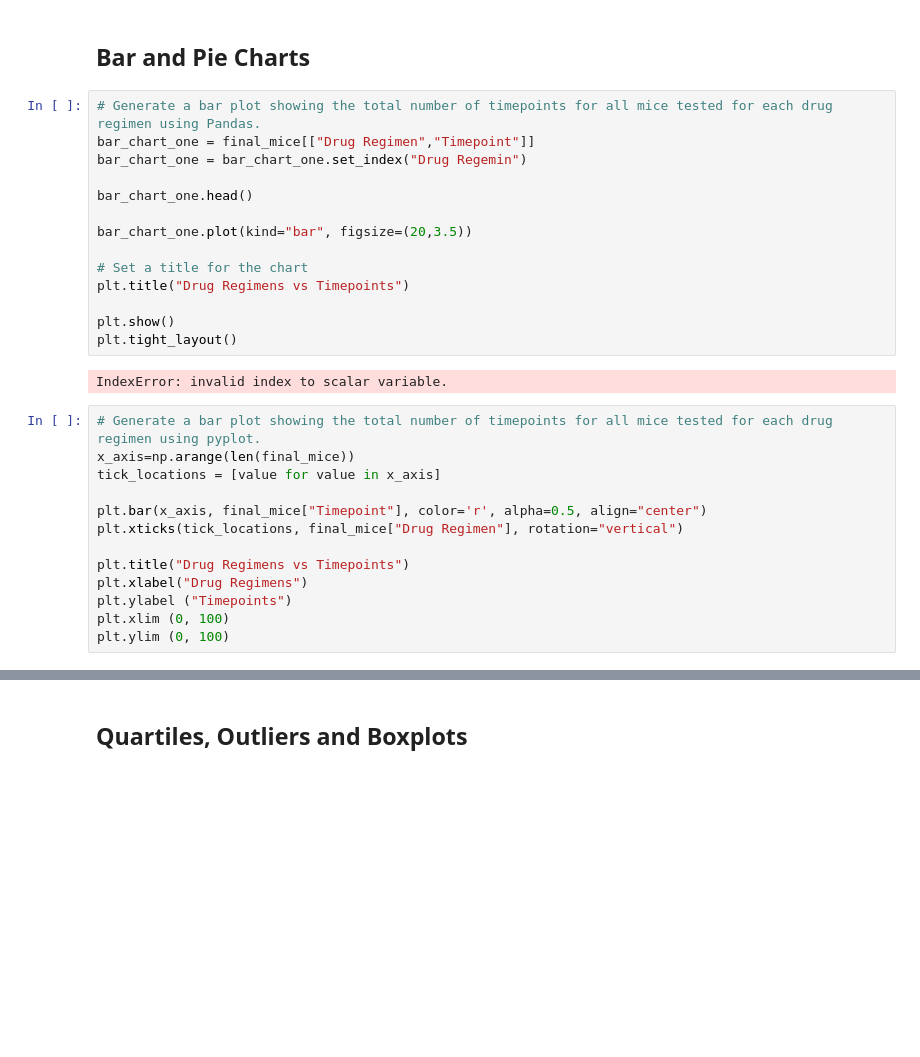
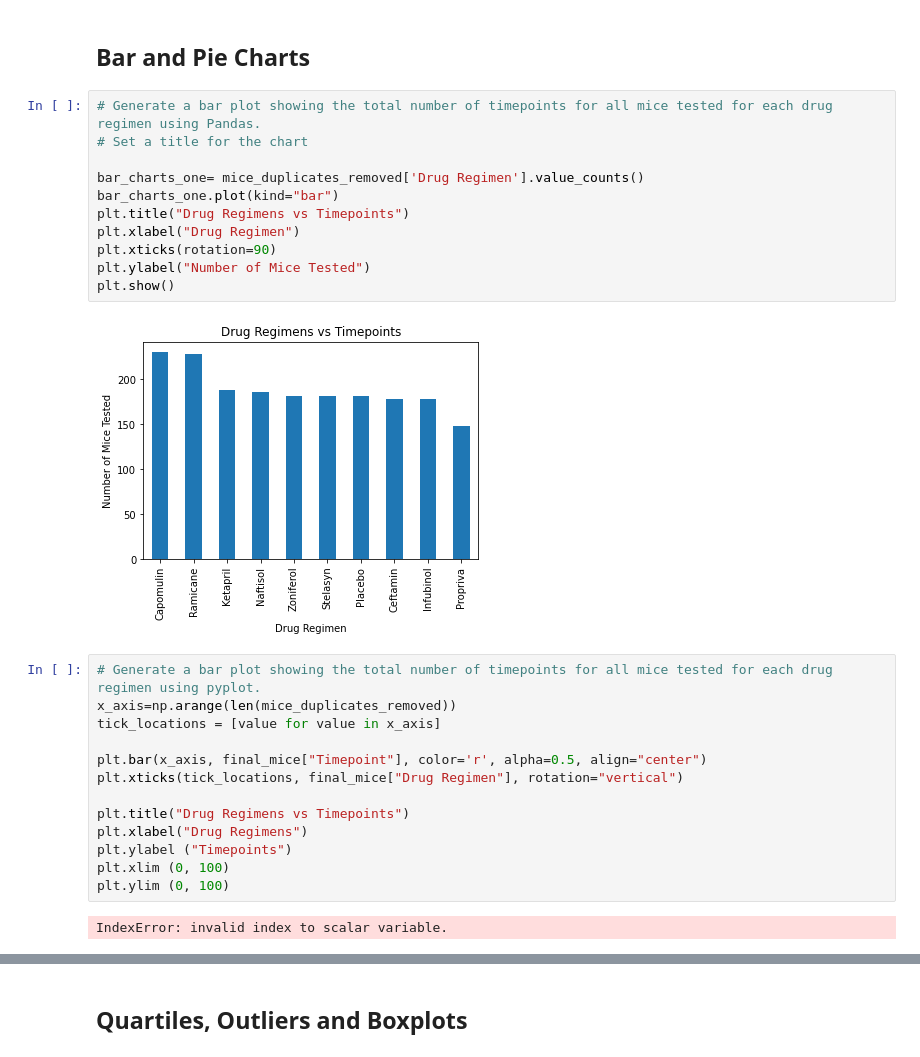
Before and after one commit to miatsivitse/matplotlib-challenge, a Jupyter notebook: Assignment/Assignment 5 - Pymaceuticals.ipynb, the cells around one changed output, grey strips where cells are left out. Cells and saved outputs as stored; diff of their text form; blank space fills up the shorter version.

Commit message:
bar chart 1

```diff
--- a/Assignment/Assignment 5 - Pymaceuticals.ipynb
+++ b/Assignment/Assignment 5 - Pymaceuticals.ipynb
@@ -154,23 +154,20 @@ stat_summary
 ## Bar and Pie Charts
 # %%
 # Generate a bar plot showing the total number of timepoints for all mice tested for each drug regimen using Pandas.
-bar_chart_one = final_mice[["Drug Regimen","Timepoint"]]
-bar_chart_one = bar_chart_one.set_index("Drug Regemin")
+# Set a title for the chart
 
-bar_chart_one.head()
-
-bar_chart_one.plot(kind="bar", figsize=(20,3.5))
-
-# Set a title for the chart
+bar_charts_one= mice_duplicates_removed['Drug Regimen'].value_counts()
+bar_charts_one.plot(kind="bar")
 plt.title("Drug Regimens vs Timepoints")
-
+plt.xlabel("Drug Regimen")
+plt.xticks(rotation=90)
+plt.ylabel("Number of Mice Tested")
 plt.show()
-plt.tight_layout()
 # %% [output]
-IndexError: invalid index to scalar variable.
+[figure, added]
 # %%
 # Generate a bar plot showing the total number of timepoints for all mice tested for each drug regimen using pyplot.
-x_axis=np.arange(len(final_mice))
+x_axis=np.arange(len(mice_duplicates_removed))
 tick_locations = [value for value in x_axis]
 
 plt.bar(x_axis, final_mice["Timepoint"], color='r', alpha=0.5, align="center")
@@ -181,6 +178,8 @@ plt.xlabel("Drug Regimens")
 plt.ylabel ("Timepoints")
 plt.xlim (0, 100)
 plt.ylim (0, 100)
+# %% [output]
+IndexError: invalid index to scalar variable.
 # %%
 # Generate a pie plot showing the distribution of female versus male mice using Pandas
 gender_pie = final_mice.plot(kind="pie", y='Sex', title=("Mice Gender"))
```
Also changed, not shown: parts of 2 cells of this notebook.
